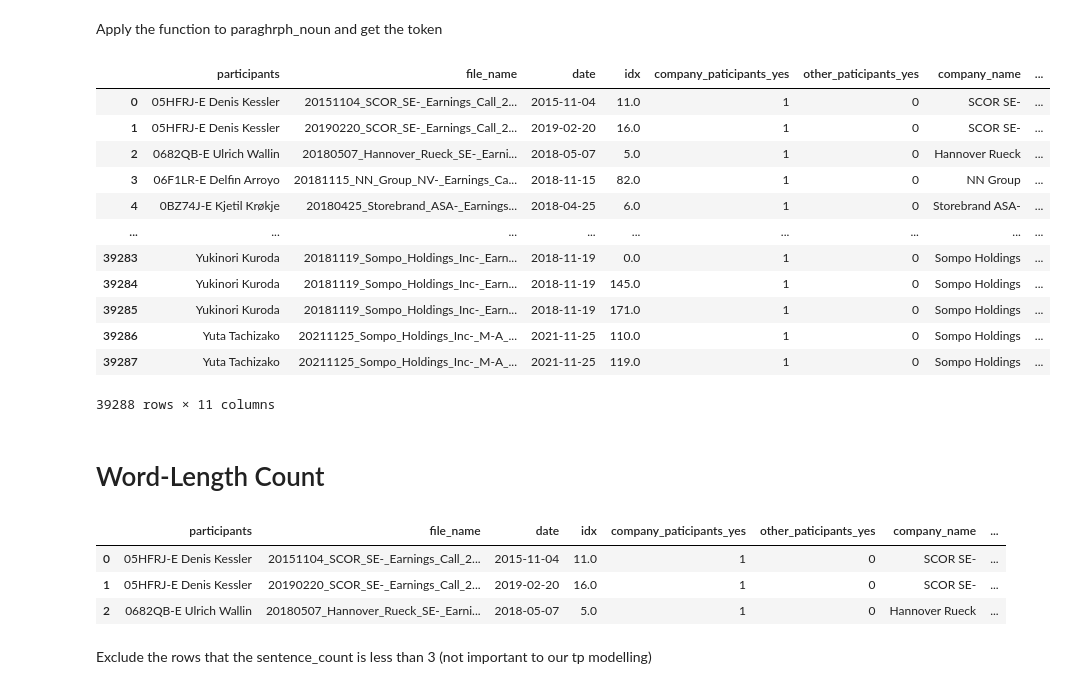
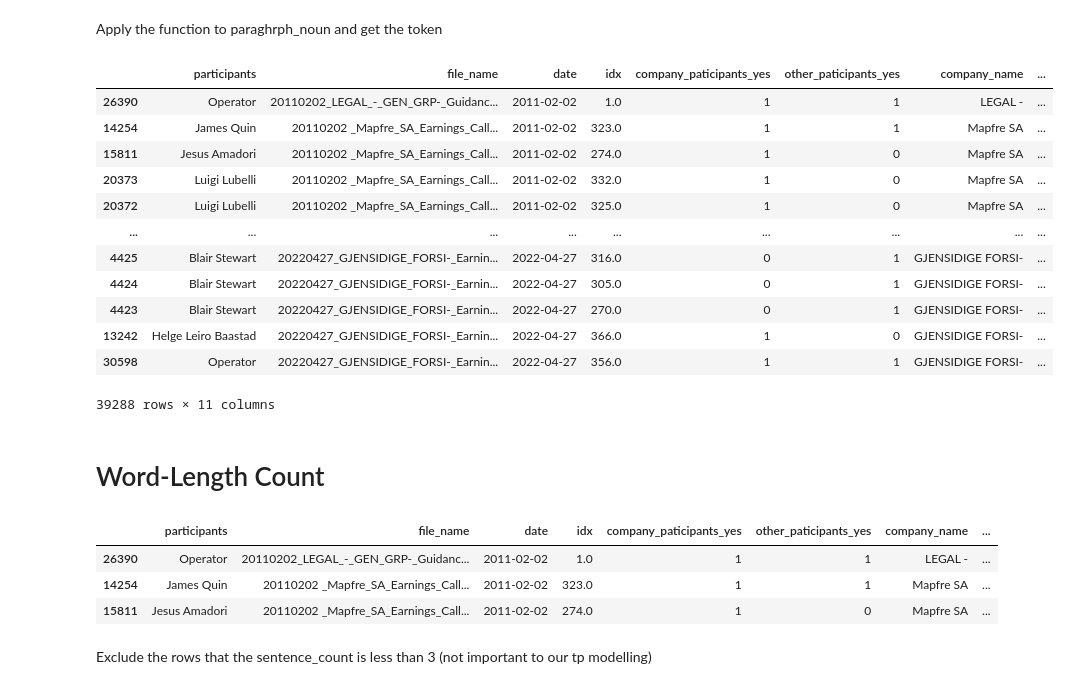
Before and after one commit to BoE-ARP-Bayes-MSc-BA/BoE_ARP_test03, a Jupyter notebook: MD_TP.ipynb, the cells around one changed output. Saved outputs shown, nothing was run; the diff lists cells and outputs as text; code cells hidden in the pictures.

```diff
--- a/MD_TP.ipynb
+++ b/MD_TP.ipynb
@@ -401,7 +401,9 @@ model_df.head(3)
 # %% [markdown]
 Load the df so the above we don't have to rerun anagin
 # %%
-# # call out the model_df CSV
-# model_df = pd.read_csv('./main_df_output/topic_modelling_df.csv')
-# pd.set_option('display.max_columns', None)
-# model_df
+# call out the model_df CSV
+model_df = pd.read_csv('./main_df_output/topic_modelling_MD_df.csv')
+# model_df sort by date
+model_df = model_df.sort_values(by=['date'])
+pd.set_option('display.max_columns', None)
+model_df
@@ -455,22 +471,25 @@ def clean_tokens_nuon(text_series):
         tmp_tokens=[]
     return tokens
 # %%
+# remove the numeric values from the 'paraghrph_clean' column by str.replace('\d+', '')
+model_df['paraghrph_noun'] = model_df['paraghrph_noun'].str.replace('\d+', '')
+model_df['paraghrph_noun']= model_df['paraghrph_noun'].astype(str)
 # use apply to get the token of the paraghrph
 model_df['token'] = clean_tokens_nuon(model_df['paraghrph_noun']) # or paraghrph_clean
 model_df
 # %% [output]
 |  | participants | file_name | date | idx | company_paticipants_yes | other_paticipants_yes | company_name | ... |
-| 0 | 05HFRJ-E Denis Kessler | 20151104_SCOR_SE-_Earnings_Call_2... | 2015-11-04 | 11.0 | 1 | 0 | SCOR SE- | ... |
-| 1 | 05HFRJ-E Denis Kessler | 20190220_SCOR_SE-_Earnings_Call_2... | 2019-02-20 | 16.0 | 1 | 0 | SCOR SE- | ... |
-| 2 | 0682QB-E Ulrich Wallin | 20180507_Hannover_Rueck_SE-_Earni... | 2018-05-07 | 5.0 | 1 | 0 | Hannover Rueck | ... |
-| 3 | 06F1LR-E Delﬁn Arroyo | 20181115_NN_Group_NV-_Earnings_Ca... | 2018-11-15 | 82.0 | 1 | 0 | NN Group | ... |
-| 4 | 0BZ74J-E Kjetil Krøkje | 20180425_Storebrand_ASA-_Earnings... | 2018-04-25 | 6.0 | 1 | 0 | Storebrand ASA- | ... |
+| 26390 | Operator | 20110202_LEGAL_-_GEN_GRP-_Guidanc... | 2011-02-02 | 1.0 | 1 | 1 | LEGAL - | ... |
+| 14254 | James Quin | 20110202 _Mapfre_SA_Earnings_Call... | 2011-02-02 | 323.0 | 1 | 1 | Mapfre SA | ... |
+| 15811 | Jesus Amadori | 20110202 _Mapfre_SA_Earnings_Call... | 2011-02-02 | 274.0 | 1 | 0 | Mapfre SA | ... |
+| 20373 | Luigi Lubelli | 20110202 _Mapfre_SA_Earnings_Call... | 2011-02-02 | 332.0 | 1 | 0 | Mapfre SA | ... |
+| 20372 | Luigi Lubelli | 20110202 _Mapfre_SA_Earnings_Call... | 2011-02-02 | 325.0 | 1 | 0 | Mapfre SA | ... |
 | ... | ... | ... | ... | ... | ... | ... | ... | ... |
-| 39283 | Yukinori Kuroda | 20181119_Sompo_Holdings_Inc-_Earn... | 2018-11-19 | 0.0 | 1 | 0 | Sompo Holdings | ... |
-| 39284 | Yukinori Kuroda | 20181119_Sompo_Holdings_Inc-_Earn... | 2018-11-19 | 145.0 | 1 | 0 | Sompo Holdings | ... |
-| 39285 | Yukinori Kuroda | 20181119_Sompo_Holdings_Inc-_Earn... | 2018-11-19 | 171.0 | 1 | 0 | Sompo Holdings | ... |
-| 39286 | Yuta Tachizako | 20211125_Sompo_Holdings_Inc-_M-A_... | 2021-11-25 | 110.0 | 1 | 0 | Sompo Holdings | ... |
-| 39287 | Yuta Tachizako | 20211125_Sompo_Holdings_Inc-_M-A_... | 2021-11-25 | 119.0 | 1 | 0 | Sompo Holdings | ... |
+| 4425 | Blair Stewart | 20220427_GJENSIDIGE_FORSI-_Earnin... | 2022-04-27 | 316.0 | 0 | 1 | GJENSIDIGE FORSI- | ... |
+| 4424 | Blair Stewart | 20220427_GJENSIDIGE_FORSI-_Earnin... | 2022-04-27 | 305.0 | 0 | 1 | GJENSIDIGE FORSI- | ... |
+| 4423 | Blair Stewart | 20220427_GJENSIDIGE_FORSI-_Earnin... | 2022-04-27 | 270.0 | 0 | 1 | GJENSIDIGE FORSI- | ... |
+| 13242 | Helge Leiro Baastad | 20220427_GJENSIDIGE_FORSI-_Earnin... | 2022-04-27 | 366.0 | 1 | 0 | GJENSIDIGE FORSI- | ... |
+| 30598 | Operator | 20220427_GJENSIDIGE_FORSI-_Earnin... | 2022-04-27 | 356.0 | 1 | 1 | GJENSIDIGE FORSI- | ... |
 39288 rows × 11 columns
 # %% [markdown]
 # Word-Length Count
@@ -484,9 +503,9 @@ model_df['avg_sentence_length'] = model_df['word_count'] / model_df['sentence_co
 model_df.head(3)
 # %% [output]
 |  | participants | file_name | date | idx | company_paticipants_yes | other_paticipants_yes | company_name | ... |
-| 0 | 05HFRJ-E Denis Kessler | 20151104_SCOR_SE-_Earnings_Call_2... | 2015-11-04 | 11.0 | 1 | 0 | SCOR SE- | ... |
-| 1 | 05HFRJ-E Denis Kessler | 20190220_SCOR_SE-_Earnings_Call_2... | 2019-02-20 | 16.0 | 1 | 0 | SCOR SE- | ... |
-| 2 | 0682QB-E Ulrich Wallin | 20180507_Hannover_Rueck_SE-_Earni... | 2018-05-07 | 5.0 | 1 | 0 | Hannover Rueck | ... |
+| 26390 | Operator | 20110202_LEGAL_-_GEN_GRP-_Guidanc... | 2011-02-02 | 1.0 | 1 | 1 | LEGAL - | ... |
+| 14254 | James Quin | 20110202 _Mapfre_SA_Earnings_Call... | 2011-02-02 | 323.0 | 1 | 1 | Mapfre SA | ... |
+| 15811 | Jesus Amadori | 20110202 _Mapfre_SA_Earnings_Call... | 2011-02-02 | 274.0 | 1 | 0 | Mapfre SA | ... |
 # %% [markdown]
 Exclude the rows that the sentence_count is less than 3 (not important to our tp modelling)
 # %%
```
Also changed, not shown: parts of 26 cells of this notebook, 2 other files.
